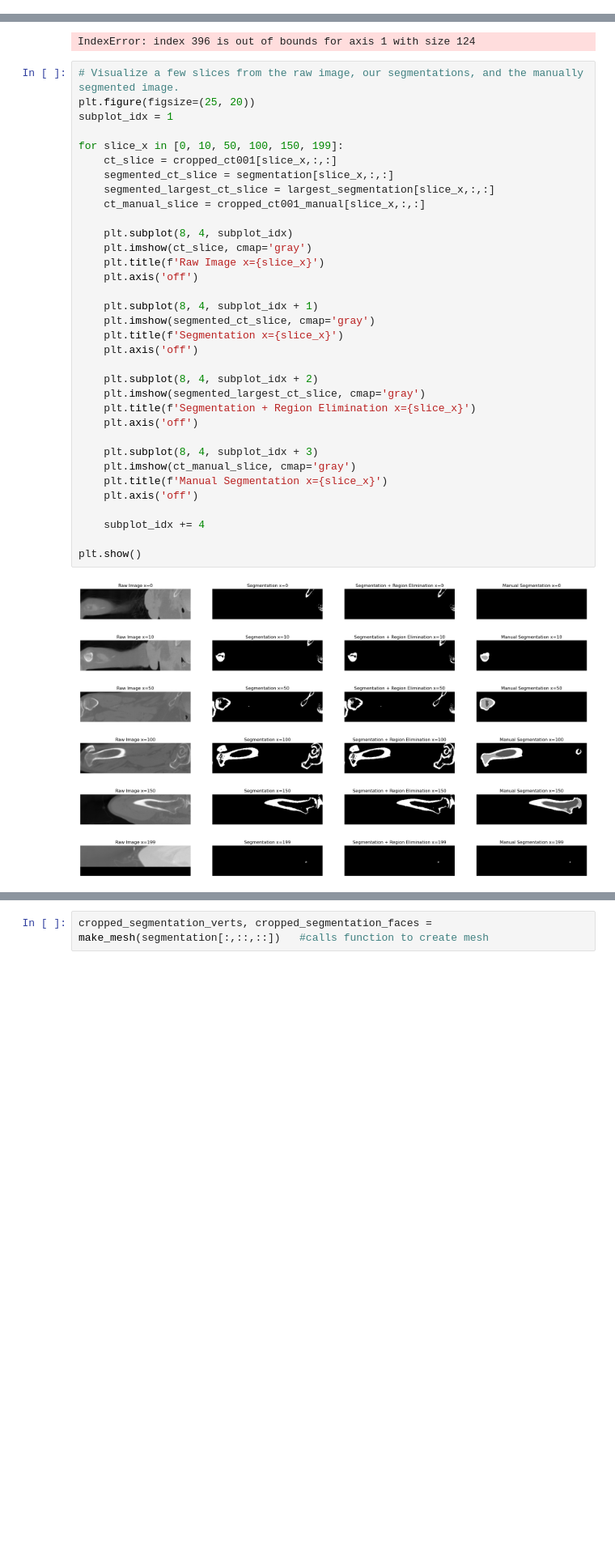
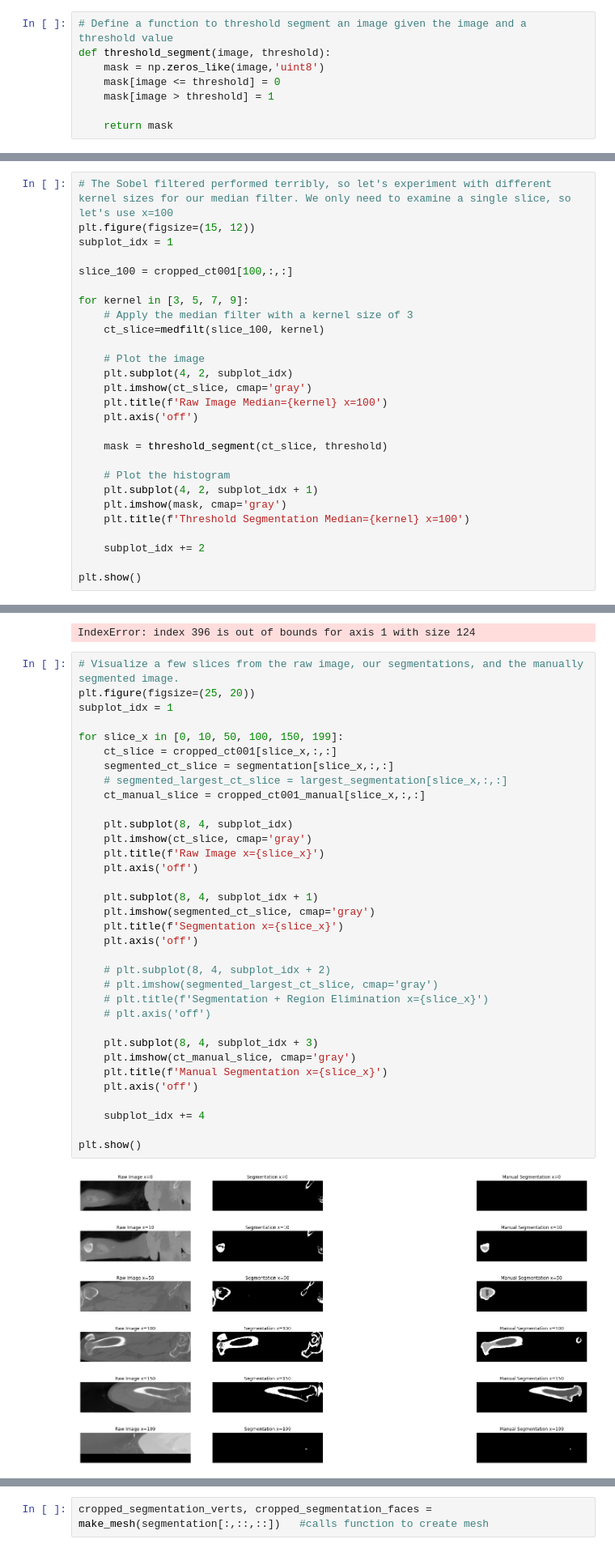
Before and after one commit to tyleryip/BMEN509_CourseProject, a Jupyter notebook: bone_segmentation_mesh_printing.ipynb, the cells around one changed output, grey strips where cells are left out. Shown at 81% size. Saved outputs shown, nothing was run; the diff lists cells and outputs as text; blank space fills up the shorter version.

```diff
--- a/bone_segmentation_mesh_printing.ipynb
+++ b/bone_segmentation_mesh_printing.ipynb
@@ -213,0 +181,8 @@ Text(0.5, 1.0, 'Segmented Mask')
+# %%
+# Define a function to threshold segment an image given the image and a threshold value
+def threshold_segment(image, threshold):
+    mask = np.zeros_like(image,'uint8')
+    mask[image <= threshold] = 0
+    mask[image > threshold] = 1
+
+    return mask
@@ -213,0 +253,27 @@ Text(0.5, 1.0, 'Segmented Mask')
+# %%
+# The Sobel filtered performed terribly, so let's experiment with different kernel sizes for our median filter. We only need to examine a single slice, so let's use x=100
+plt.figure(figsize=(15, 12))
+subplot_idx = 1
+
+slice_100 = cropped_ct001[100,:,:]
+
+for kernel in [3, 5, 7, 9]:
+    # Apply the median filter with a kernel size of 3
+    ct_slice=medfilt(slice_100, kernel)
+
+    # Plot the image
+    plt.subplot(4, 2, subplot_idx)
+    plt.imshow(ct_slice, cmap='gray')
+    plt.title(f'Raw Image Median={kernel} x=100')
+    plt.axis('off')
+
+    mask = threshold_segment(ct_slice, threshold)
+
+    # Plot the histogram
+    plt.subplot(4, 2, subplot_idx + 1)
+    plt.imshow(mask, cmap='gray')
+    plt.title(f'Threshold Segmentation Median={kernel} x=100')
+
+    subplot_idx += 2
+
+plt.show()
@@ -286,36 +354,36 @@ IndexError: index 396 is out of bounds for axis 1 with size 124
 # %%
 # Visualize a few slices from the raw image, our segmentations, and the manually segmented image.
 plt.figure(figsize=(25, 20))
 subplot_idx = 1
 
 for slice_x in [0, 10, 50, 100, 150, 199]:
     ct_slice = cropped_ct001[slice_x,:,:]
     segmented_ct_slice = segmentation[slice_x,:,:]
-    segmented_largest_ct_slice = largest_segmentation[slice_x,:,:]
+    # segmented_largest_ct_slice = largest_segmentation[slice_x,:,:]
     ct_manual_slice = cropped_ct001_manual[slice_x,:,:]
 
     plt.subplot(8, 4, subplot_idx)
     plt.imshow(ct_slice, cmap='gray')
     plt.title(f'Raw Image x={slice_x}')
     plt.axis('off')
 
     plt.subplot(8, 4, subplot_idx + 1)
     plt.imshow(segmented_ct_slice, cmap='gray')
     plt.title(f'Segmentation x={slice_x}')
     plt.axis('off')
 
-    plt.subplot(8, 4, subplot_idx + 2)
-    plt.imshow(segmented_largest_ct_slice, cmap='gray')
-    plt.title(f'Segmentation + Region Elimination x={slice_x}')
-    plt.axis('off')
+    # plt.subplot(8, 4, subplot_idx + 2)
+    # plt.imshow(segmented_largest_ct_slice, cmap='gray')
+    # plt.title(f'Segmentation + Region Elimination x={slice_x}')
+    # plt.axis('off')
 
     plt.subplot(8, 4, subplot_idx + 3)
     plt.imshow(ct_manual_slice, cmap='gray')
     plt.title(f'Manual Segmentation x={slice_x}')
     plt.axis('off')
 
     subplot_idx += 4
 
 plt.show()
 # %% [output]
-[figure, old version]
+[figure, new version]
```
Also changed, not shown: parts of 26 cells of this notebook.
